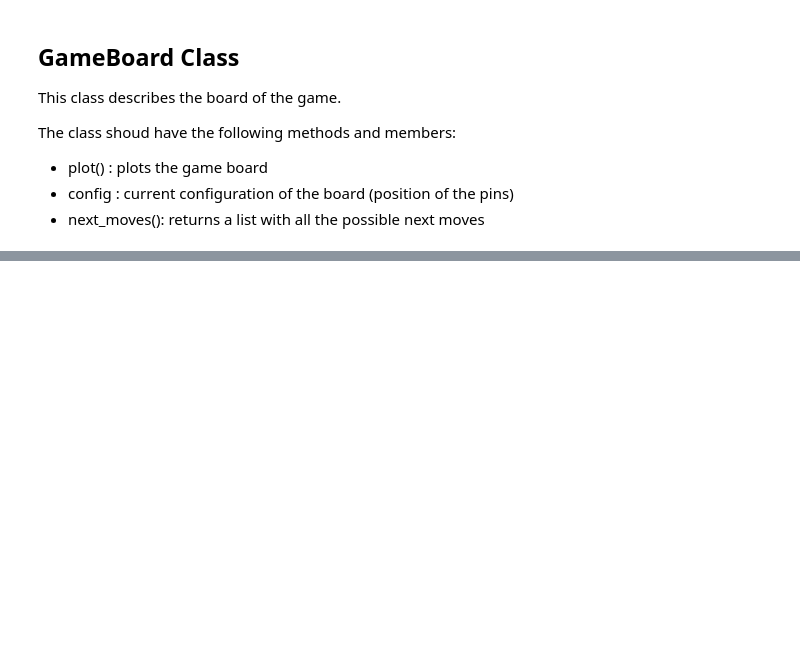
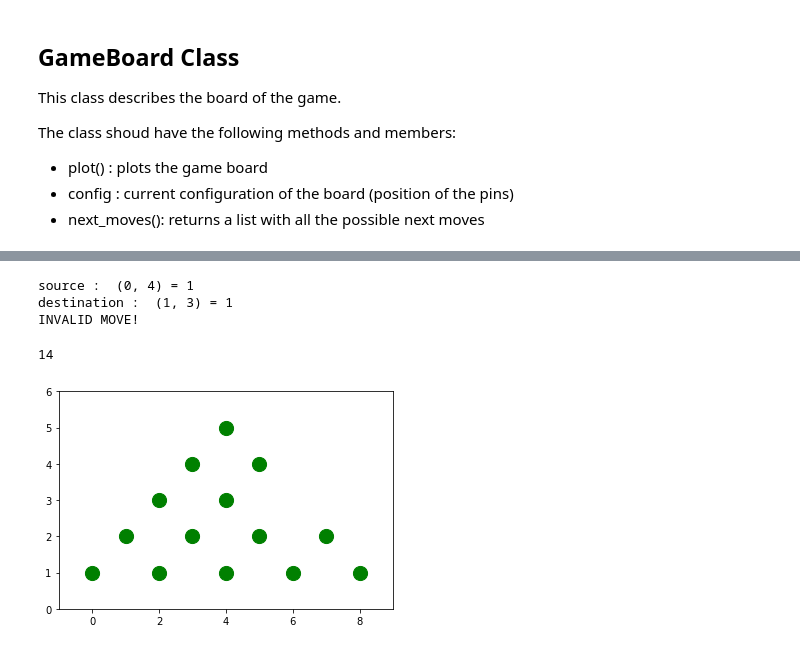
Before and after one commit to Kastouri/BeatTheIQTester, a Jupyter notebook: beat_the_iq_tester.ipynb, the cells around one changed output, grey strips where cells are left out. Cells and saved outputs as stored; diff of their text form; code cells hidden in the pictures; blank space fills up the shorter version.

```diff
--- a/beat_the_iq_tester.ipynb
+++ b/beat_the_iq_tester.ipynb
@@ -99,0 +165,10 @@ game.remaining_pins()
+# %%
+game.do_move(Move((1,1), (2,1)))
+game.show_board()
+game.remaining_pins()
+# %% [output]
+source :  (0, 4) = 1
+destination :  (1, 3) = 1
+INVALID MOVE!
+14
+[figure, added]
```
Also changed, not shown: parts of 7 cells of this notebook.
